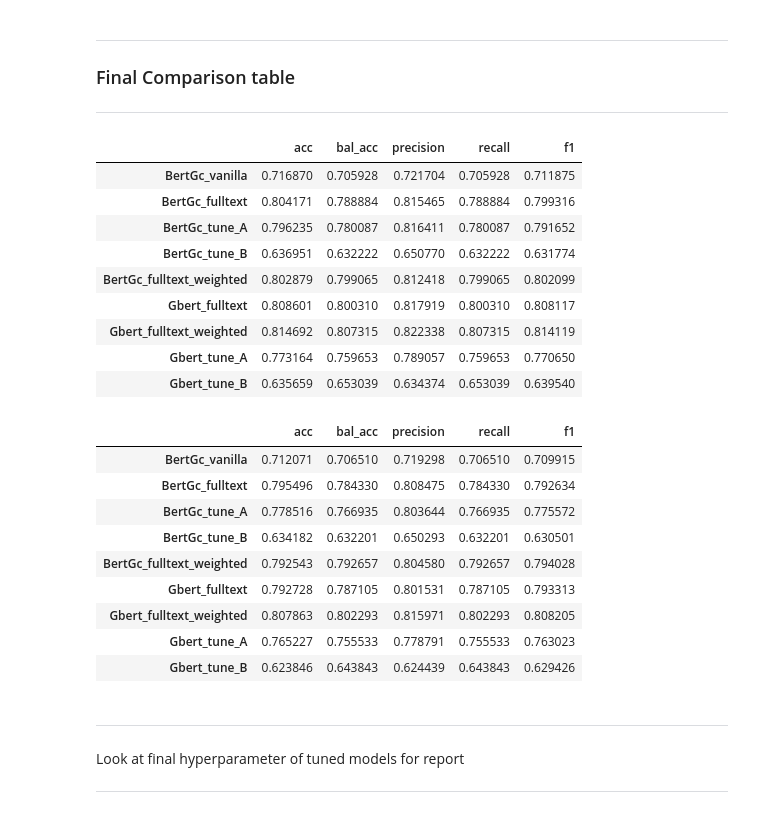
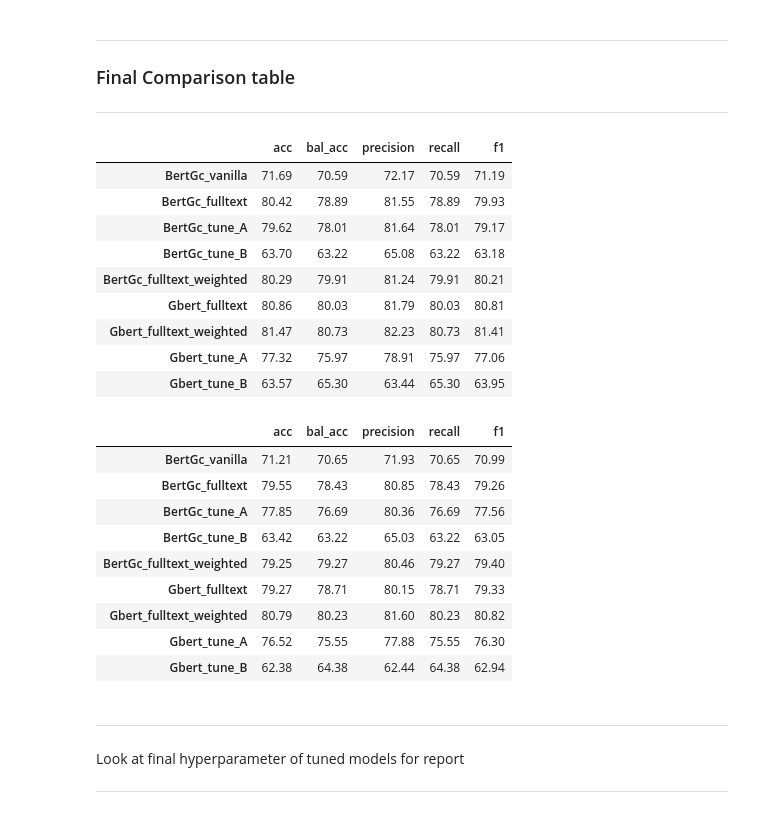
Before and after one commit to jelenameyer/dlss-project-lem, a Jupyter notebook: code/2.8_Comparing_Classifier_performance.ipynb, the cells around one changed output. Saved outputs shown, nothing was run; the diff lists cells and outputs as text; code cells hidden in the pictures.

```diff
--- a/code/2.8_Comparing_Classifier_performance.ipynb
+++ b/code/2.8_Comparing_Classifier_performance.ipynb
@@ -431,31 +431,31 @@ ____________________________________________________
 ### Final Comparison table
 _____________________________________________________
 # %%
-val_df
+(val_df*100).round(2)
 # %% [output]
 |  | acc | bal_acc | precision | recall | f1 |
-| BertGc_vanilla | 0.716870 | 0.705928 | 0.721704 | 0.705928 | 0.711875 |
-| BertGc_fulltext | 0.804171 | 0.788884 | 0.815465 | 0.788884 | 0.799316 |
-| BertGc_tune_A | 0.796235 | 0.780087 | 0.816411 | 0.780087 | 0.791652 |
-| BertGc_tune_B | 0.636951 | 0.632222 | 0.650770 | 0.632222 | 0.631774 |
-| BertGc_fulltext_weighted | 0.802879 | 0.799065 | 0.812418 | 0.799065 | 0.802099 |
-| Gbert_fulltext | 0.808601 | 0.800310 | 0.817919 | 0.800310 | 0.808117 |
-| Gbert_fulltext_weighted | 0.814692 | 0.807315 | 0.822338 | 0.807315 | 0.814119 |
-| Gbert_tune_A | 0.773164 | 0.759653 | 0.789057 | 0.759653 | 0.770650 |
-| Gbert_tune_B | 0.635659 | 0.653039 | 0.634374 | 0.653039 | 0.639540 |
+| BertGc_vanilla | 71.69 | 70.59 | 72.17 | 70.59 | 71.19 |
+| BertGc_fulltext | 80.42 | 78.89 | 81.55 | 78.89 | 79.93 |
+| BertGc_tune_A | 79.62 | 78.01 | 81.64 | 78.01 | 79.17 |
+| BertGc_tune_B | 63.70 | 63.22 | 65.08 | 63.22 | 63.18 |
+| BertGc_fulltext_weighted | 80.29 | 79.91 | 81.24 | 79.91 | 80.21 |
+| Gbert_fulltext | 80.86 | 80.03 | 81.79 | 80.03 | 80.81 |
+| Gbert_fulltext_weighted | 81.47 | 80.73 | 82.23 | 80.73 | 81.41 |
+| Gbert_tune_A | 77.32 | 75.97 | 78.91 | 75.97 | 77.06 |
+| Gbert_tune_B | 63.57 | 65.30 | 63.44 | 65.30 | 63.95 |
 # %%
-test_df
+(test_df*100).round(2)
 # %% [output]
 |  | acc | bal_acc | precision | recall | f1 |
-| BertGc_vanilla | 0.712071 | 0.706510 | 0.719298 | 0.706510 | 0.709915 |
-| BertGc_fulltext | 0.795496 | 0.784330 | 0.808475 | 0.784330 | 0.792634 |
-| BertGc_tune_A | 0.778516 | 0.766935 | 0.803644 | 0.766935 | 0.775572 |
-| BertGc_tune_B | 0.634182 | 0.632201 | 0.650293 | 0.632201 | 0.630501 |
-| BertGc_fulltext_weighted | 0.792543 | 0.792657 | 0.804580 | 0.792657 | 0.794028 |
-| Gbert_fulltext | 0.792728 | 0.787105 | 0.801531 | 0.787105 | 0.793313 |
-| Gbert_fulltext_weighted | 0.807863 | 0.802293 | 0.815971 | 0.802293 | 0.808205 |
-| Gbert_tune_A | 0.765227 | 0.755533 | 0.778791 | 0.755533 | 0.763023 |
-| Gbert_tune_B | 0.623846 | 0.643843 | 0.624439 | 0.643843 | 0.629426 |
+| BertGc_vanilla | 71.21 | 70.65 | 71.93 | 70.65 | 70.99 |
+| BertGc_fulltext | 79.55 | 78.43 | 80.85 | 78.43 | 79.26 |
+| BertGc_tune_A | 77.85 | 76.69 | 80.36 | 76.69 | 77.56 |
+| BertGc_tune_B | 63.42 | 63.22 | 65.03 | 63.22 | 63.05 |
+| BertGc_fulltext_weighted | 79.25 | 79.27 | 80.46 | 79.27 | 79.40 |
+| Gbert_fulltext | 79.27 | 78.71 | 80.15 | 78.71 | 79.33 |
+| Gbert_fulltext_weighted | 80.79 | 80.23 | 81.60 | 80.23 | 80.82 |
+| Gbert_tune_A | 76.52 | 75.55 | 77.88 | 75.55 | 76.30 |
+| Gbert_tune_B | 62.38 | 64.38 | 62.44 | 64.38 | 62.94 |
 # %% [markdown]
 ____________________________________________________
 
```
Also changed, not shown: parts of 1 cell of this notebook.
